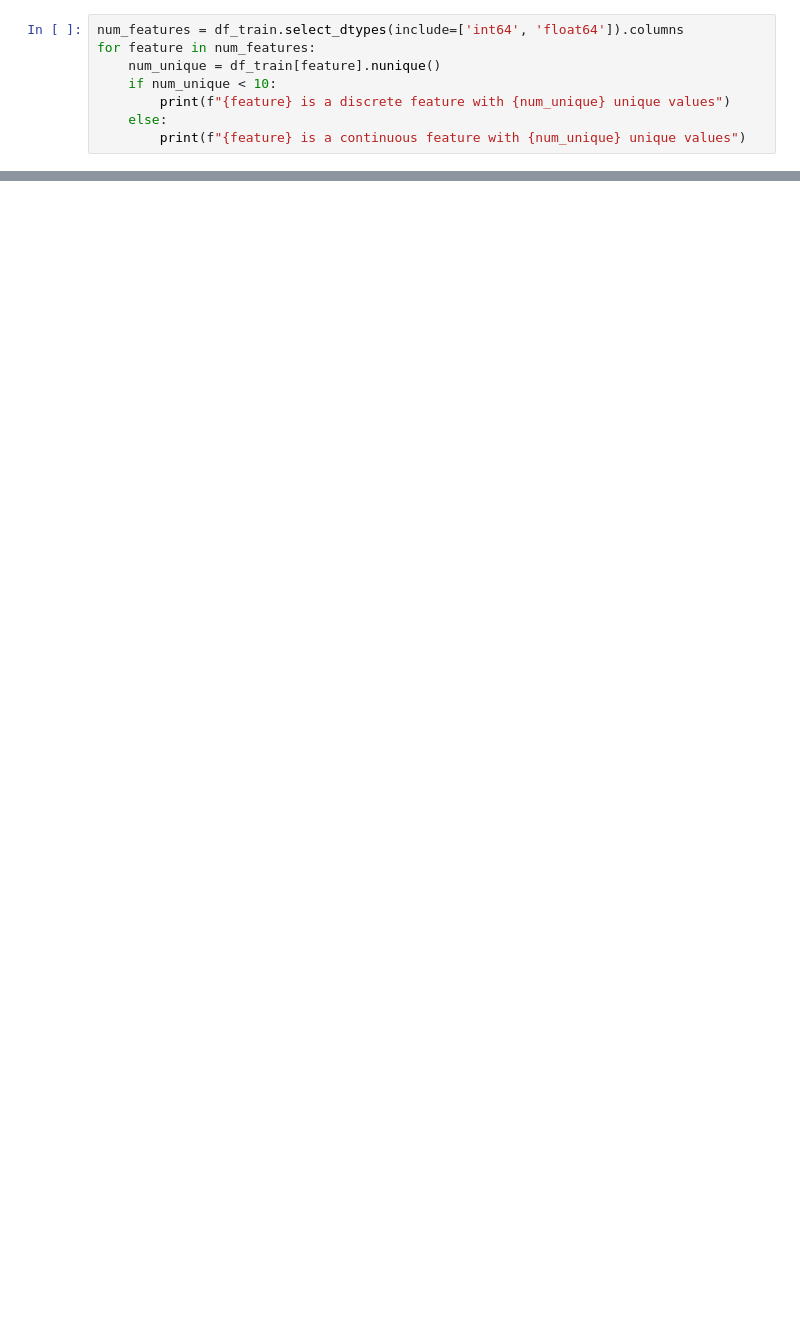
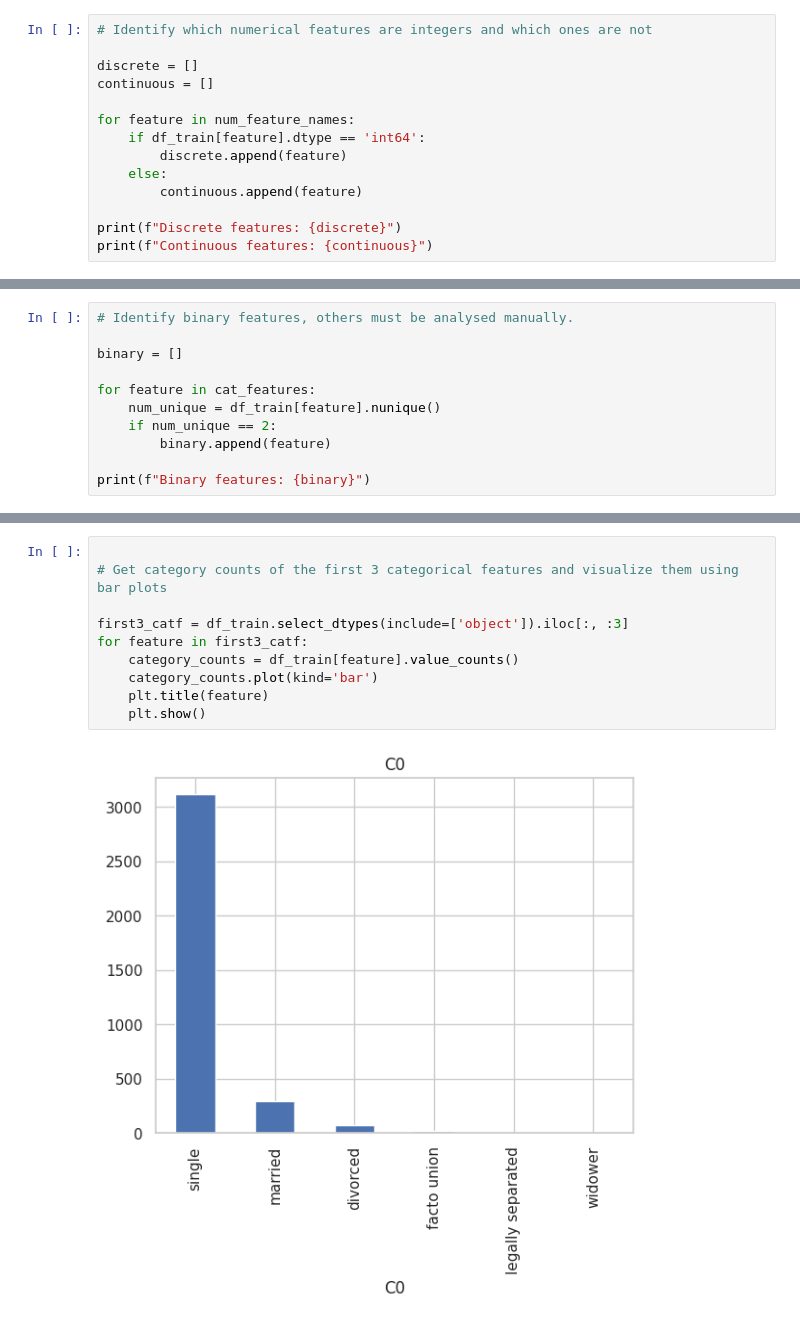
Before and after one commit to Materol/PA1, a Jupyter notebook: Code/PA1.ipynb, the cells around one changed output, grey strips where cells are left out. Drawn from its saved outputs; the diff is of its cells as text; blank space fills up the shorter version.

```diff
--- a/Code/PA1.ipynb
+++ b/Code/PA1.ipynb
@@ -55,8 +91,14 @@ print(missing_data[missing_data['Missing Values'] > 0])
-# %%
-num_features = df_train.select_dtypes(include=['int64', 'float64']).columns
-for feature in num_features:
-    num_unique = df_train[feature].nunique()
-    if num_unique < 10:
-        print(f"{feature} is a discrete feature with {num_unique} unique values")
-    else:
-        print(f"{feature} is a continuous feature with {num_unique} unique values")
+# %%
+# Identify which numerical features are integers and which ones are not
+
+discrete = []
+continuous = []
+
+for feature in num_feature_names:
+    if df_train[feature].dtype == 'int64':
+        discrete.append(feature)
+    else:
+        continuous.append(feature)
+
+print(f"Discrete features: {discrete}")
+print(f"Continuous features: {continuous}")
@@ -62,0 +108,11 @@ for feature in num_features:
+# %%
+# Identify binary features, others must be analysed manually.
+
+binary = []
+
+for feature in cat_features:
+    num_unique = df_train[feature].nunique()
+    if num_unique == 2:
+        binary.append(feature)
+
+print(f"Binary features: {binary}")
@@ -62,0 +143,12 @@ for feature in num_features:
+# %%
+
+# Get category counts of the first 3 categorical features and visualize them using bar plots
+
+first3_catf = df_train.select_dtypes(include=['object']).iloc[:, :3]
+for feature in first3_catf:
+    category_counts = df_train[feature].value_counts()
+    category_counts.plot(kind='bar')
+    plt.title(feature)
+    plt.show()
+# %% [output]
+[figure, added]
```
Also changed, not shown: parts of 13 cells of this notebook.
